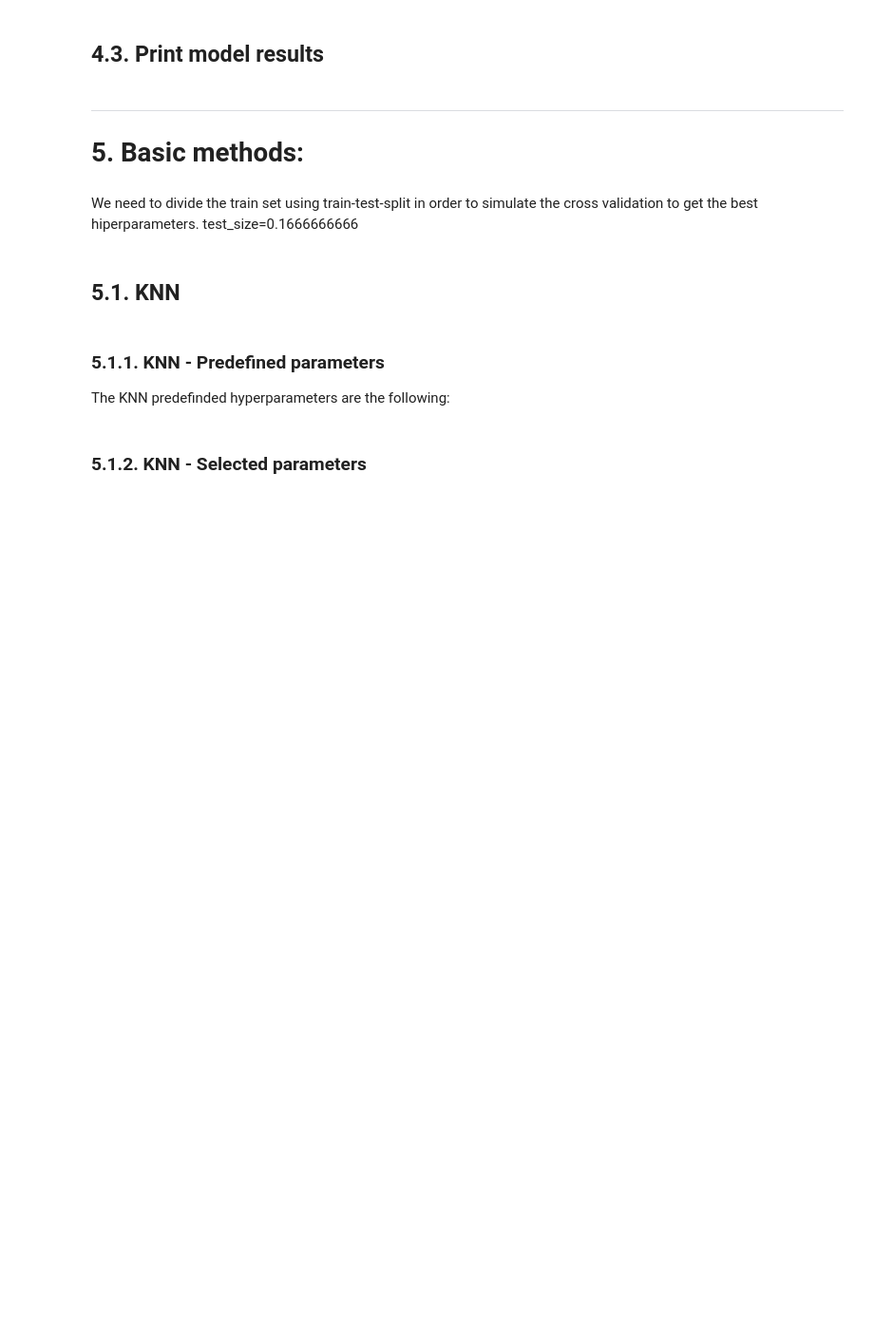
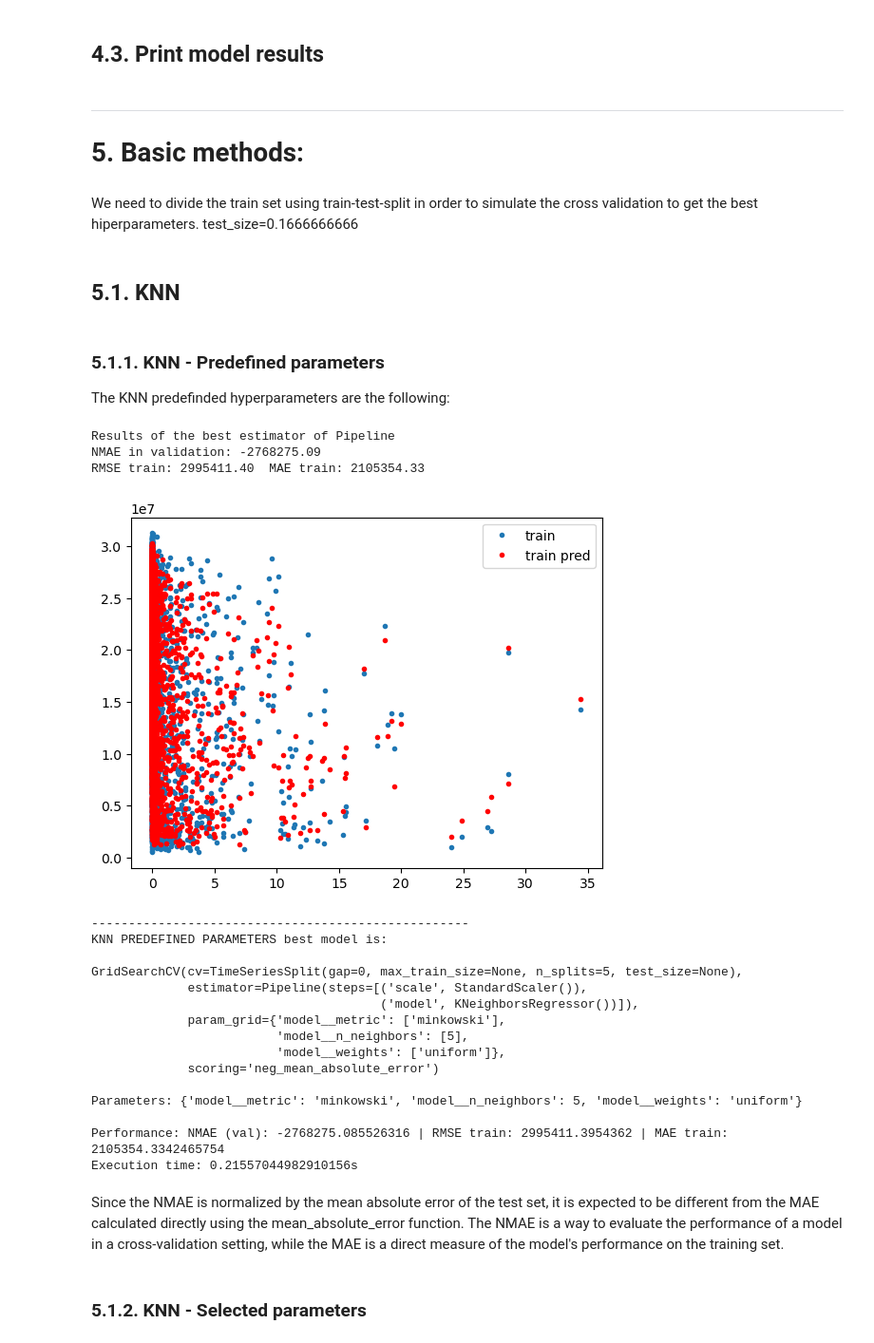
Before and after one commit to carlosiborra/AMS-2013-2014-Solar-Energy-Prediction-Contest, a Jupyter notebook: code/model.ipynb, the cells around one changed output. Shown at 95% size. Cells and saved outputs as stored; diff of their text form; code cells hidden in the pictures; blank space fills up the shorter version.

Commit message:
🛠️ Fixed MAE, RMSE

```diff
--- a/code/model.ipynb
+++ b/code/model.ipynb
@@ -563,17 +568,26 @@ def train_and_test(model, X_train, y_train, X_test, y_test):
 # %% [markdown]
 ## 4.3. Print model results
 # %%
-def print_results(name, model, score, time):
+def print_results(name, model, scoring, score, time, test=False):
     print("---------------------------------------------------")
     print(f"{name} best model is:\n\n{model}")
     print("\nParameters:", model.best_params_)
-    print(
-        f"\nPerformance: RMSE train: {score[0]}",
-        f"RMSE test: {score[1]}",
-        f"MAE train: {score[2]}",
-        f"MAE test: {score[3]}",
-        sep=" | ",
-    )
+    if test:
+        print(
+            f"\nPerformance: NMAE (val): {scoring}",
+            f"RMSE train: {score[0]}",
+            f"MAE train: {score[1]}",
+            f"RMSE train: {score[2]}",
+            f"MAE test: {score[3]}",
+            sep=" | ",
+        )
+    else:
+        print(
+            f"\nPerformance: NMAE (val): {scoring}",
+            f"RMSE train: {score[0]}",
+            f"MAE train: {score[1]}",
+            sep=" | ",
+        )
     print(f"Execution time: {time}s")
 # %% [markdown]
 ---
@@ -601,38 +615,65 @@ pipeline = Pipeline(
         # ('select', SelectKBest(f_regression)),
         ("model", KNeighborsRegressor()),
     ]
 )
 
 param_grid = {
     "model__n_neighbors": [5],
     "model__weights": ["uniform"],
     "model__metric": ["minkowski"],
     # 'select__k': list(range(1, X_train.shape[1]+1))
 }
 
-regr = GridSearchCV(
+model = GridSearchCV(
     pipeline,
     param_grid,
     scoring="neg_mean_absolute_error",
     cv=TimeSeriesSplit(
         n_splits
     ),  # We use TimeSeriesSplit to split the data in folds without losing the temporal order
 )
 
 start_time = time.time()
-regr.fit(X=X_train, y=y_train)
+model.fit(X=X_train, y=y_train)
 end_time = time.time()
 
 total_time = end_time - start_time
 
+# Obtain MAE and RMSE
+# print(-model.best_score_)
+# print(mean_absolute_error(y_train, model.predict(X_train)))
+# print(mean_squared_error(y_train, model.predict(X_train), squared=False))
+
 score = train_and_test(
-    regr.best_estimator_, X_train, y_train, X_test, y_test
-)  # We train and test the model another time to get the final score (with the best parameters)
+    model.best_estimator_, model.best_score_, X_train, y_train
+)
 
 results["KNN_pred"] = score
 times["KNN_pred"] = total_time
 
-print_results("KNN PREDEFINED PARAMETERS", regr, score, total_time)
+print_results("KNN PREDEFINED PARAMETERS", model, model.best_score_, score, total_time)
+# %% [output]
+Results of the best estimator of Pipeline
+NMAE in validation: -2768275.09
+RMSE train: 2995411.40  MAE train: 2105354.33
+[figure, added]
+---------------------------------------------------
+KNN PREDEFINED PARAMETERS best model is:
+
+GridSearchCV(cv=TimeSeriesSplit(gap=0, max_train_size=None, n_splits=5, test_size=None),
+             estimator=Pipeline(steps=[('scale', StandardScaler()),
+                                       ('model', KNeighborsRegressor())]),
+             param_grid={'model__metric': ['minkowski'],
+                         'model__n_neighbors': [5],
+                         'model__weights': ['uniform']},
+             scoring='neg_mean_absolute_error')
+
+Parameters: {'model__metric': 'minkowski', 'model__n_neighbors': 5, 'model__weights': 'uniform'}
+
+Performance: NMAE (val): -2768275.085526316 | RMSE train: 2995411.3954362 | MAE train: 2105354.3342465754
+Execution time: 0.21557044982910156s
+# %% [markdown]
+Since the NMAE is normalized by the mean absolute error of the test set, it is expected to be different from the MAE calculated directly using the mean_absolute_error function. The NMAE is a way to evaluate the performance of a model in a cross-validation setting, while the MAE is a direct measure of the model's performance on the training set.
 # %% [markdown]
 ###  5.1.2. KNN - Selected parameters
 # %%
```
Also changed, not shown: parts of 13 cells of this notebook, 2 other files.
